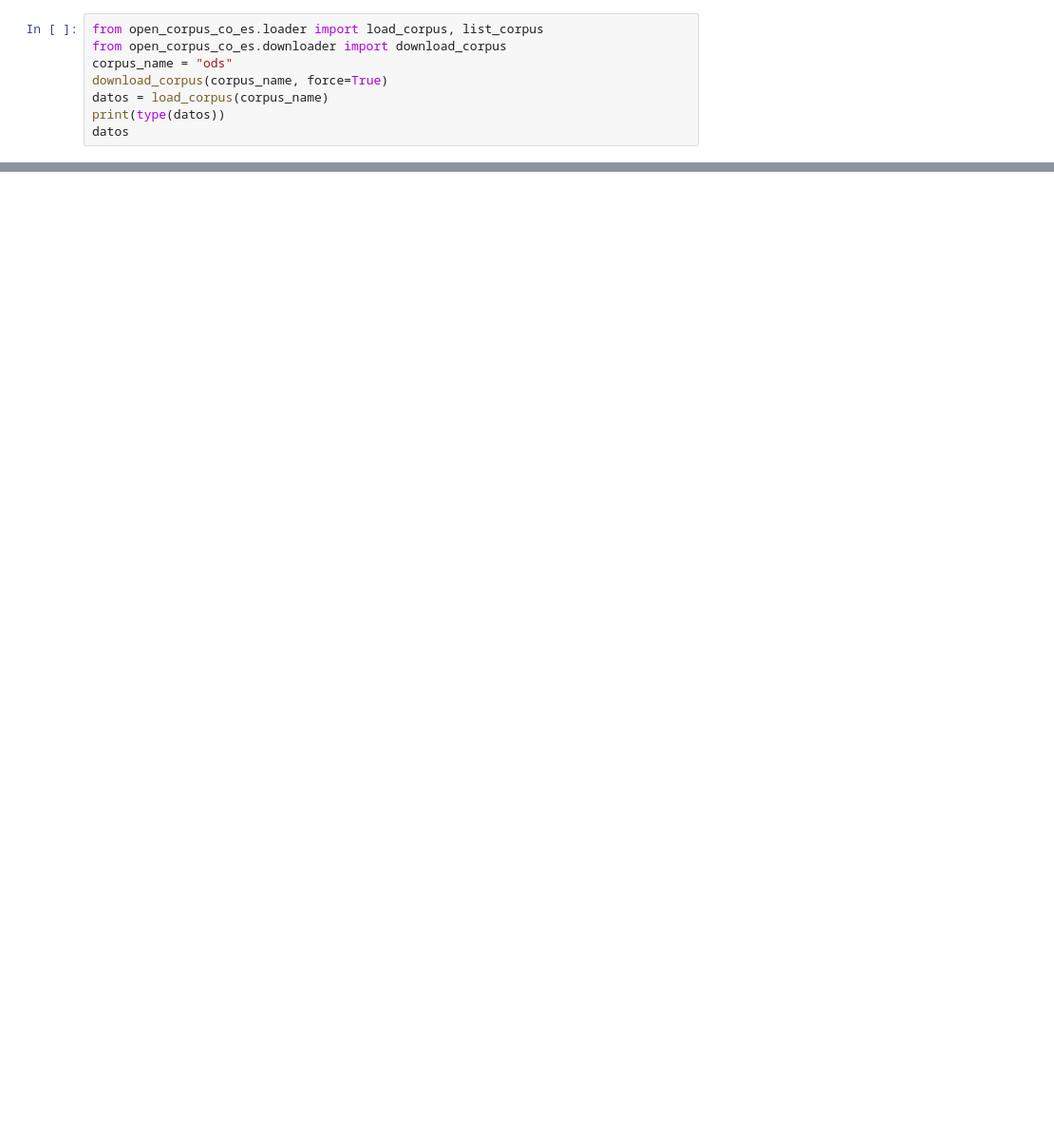
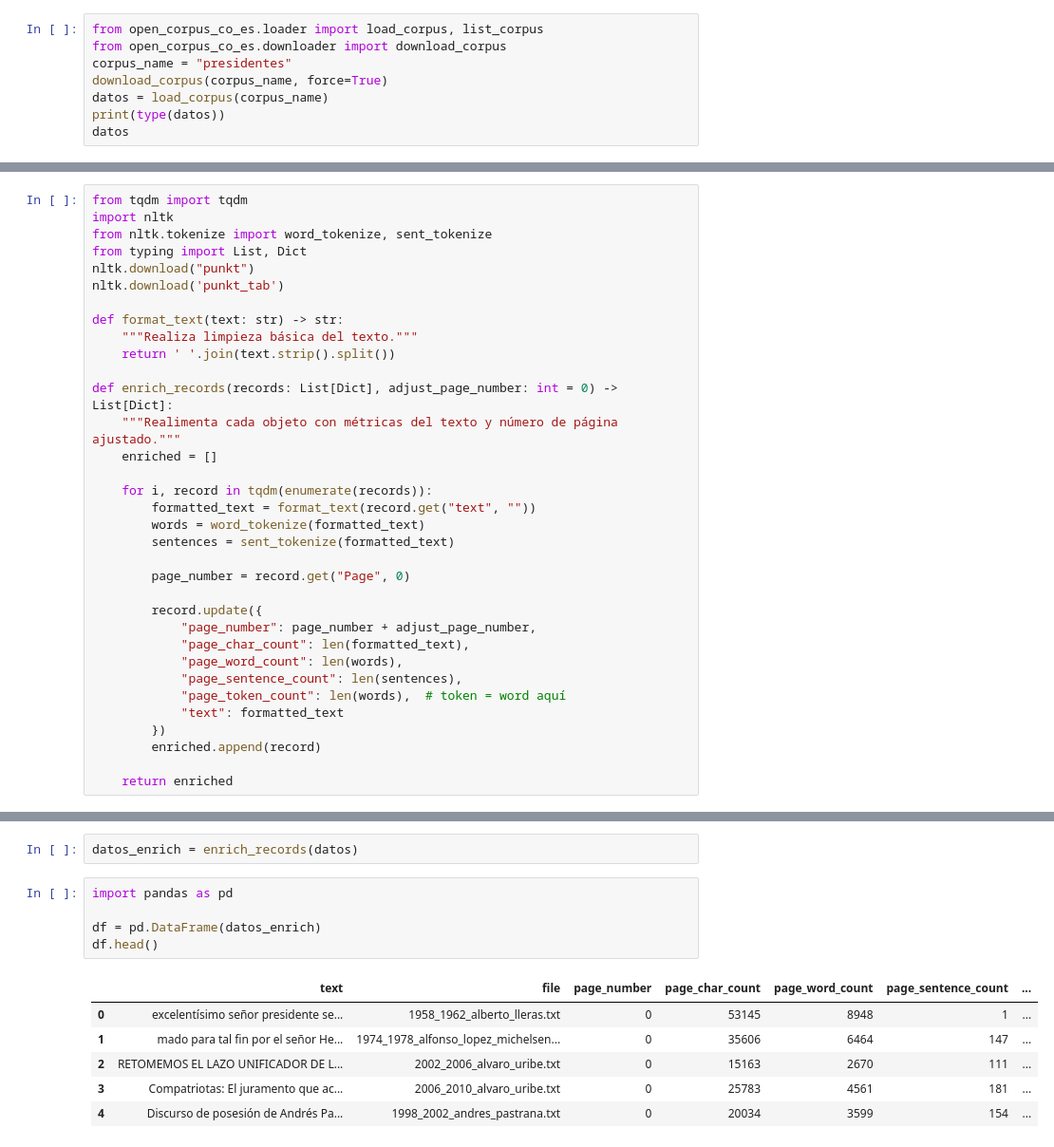
Before and after one commit to puj-nlp/open_corpus_co_es, a Jupyter notebook: examples/demo_presidents.ipynb, the cells around one changed output, grey strips where cells are left out. Shown at 95% size. Cells and saved outputs as stored; diff of their text form; blank space fills up the shorter version.

```diff
--- a/examples/demo_presidents.ipynb
+++ b/examples/demo_presidents.ipynb
@@ -79,7 +56,7 @@ datos[0]
 # %%
 from open_corpus_co_es.loader import load_corpus, list_corpus
 from open_corpus_co_es.downloader import download_corpus
-corpus_name = "ods"
+corpus_name = "presidentes"
 download_corpus(corpus_name, force=True)
 datos = load_corpus(corpus_name)
 print(type(datos))
@@ -125,0 +85,34 @@ No valid Parquet files were found or could be read
+# %%
+from tqdm import tqdm
+import nltk
+from nltk.tokenize import word_tokenize, sent_tokenize
+from typing import List, Dict
+nltk.download("punkt")
+nltk.download('punkt_tab')
+
+def format_text(text: str) -> str:
+    """Realiza limpieza básica del texto."""
+    return ' '.join(text.strip().split())
+
+def enrich_records(records: List[Dict], adjust_page_number: int = 0) -> List[Dict]:
+    """Realimenta cada objeto con métricas del texto y número de página ajustado."""
+    enriched = []
+
+    for i, record in tqdm(enumerate(records)):
+        formatted_text = format_text(record.get("text", ""))
+        words = word_tokenize(formatted_text)
+        sentences = sent_tokenize(formatted_text)
+
+        page_number = record.get("Page", 0)
+
+        record.update({
+            "page_number": page_number + adjust_page_number,
+            "page_char_count": len(formatted_text),
+            "page_word_count": len(words),
+            "page_sentence_count": len(sentences),
+            "page_token_count": len(words),  # token = word aquí
+            "text": formatted_text
+        })
+        enriched.append(record)
+
+    return enriched
@@ -125,0 +126,14 @@ No valid Parquet files were found or could be read
+# %%
+datos_enrich = enrich_records(datos)
+# %%
+import pandas as pd
+
+df = pd.DataFrame(datos_enrich)
+df.head()
+# %% [output]
+|  | text | file | page_number | page_char_count | page_word_count | page_sentence_count | ... |
+| 0 | excelentísimo señor presidente se... | 1958_1962_alberto_lleras.txt | 0 | 53145 | 8948 | 1 | ... |
+| 1 | mado para tal fin por el señor He... | 1974_1978_alfonso_lopez_michelsen... | 0 | 35606 | 6464 | 147 | ... |
+| 2 | RETOMEMOS EL LAZO UNIFICADOR DE L... | 2002_2006_alvaro_uribe.txt | 0 | 15163 | 2670 | 111 | ... |
+| 3 | Compatriotas: El juramento que ac... | 2006_2010_alvaro_uribe.txt | 0 | 25783 | 4561 | 181 | ... |
+| 4 | Discurso de posesión de Andrés Pa... | 1998_2002_andres_pastrana.txt | 0 | 20034 | 3599 | 154 | ... |
```
Also changed, not shown: parts of 10 cells of this notebook, 1 other file.
